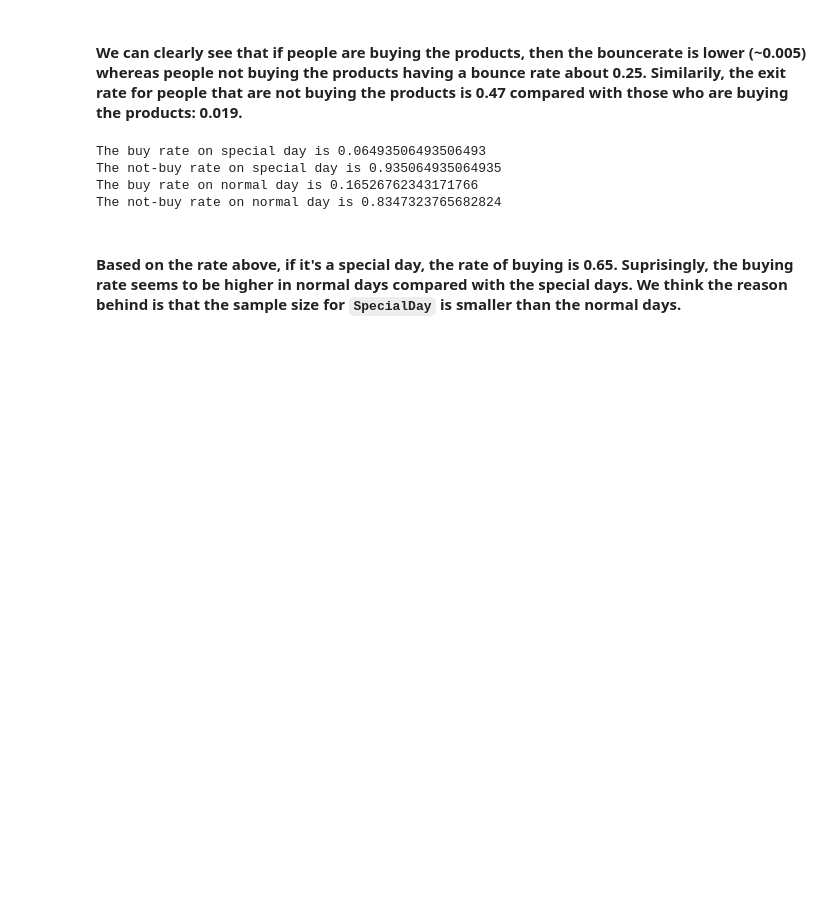
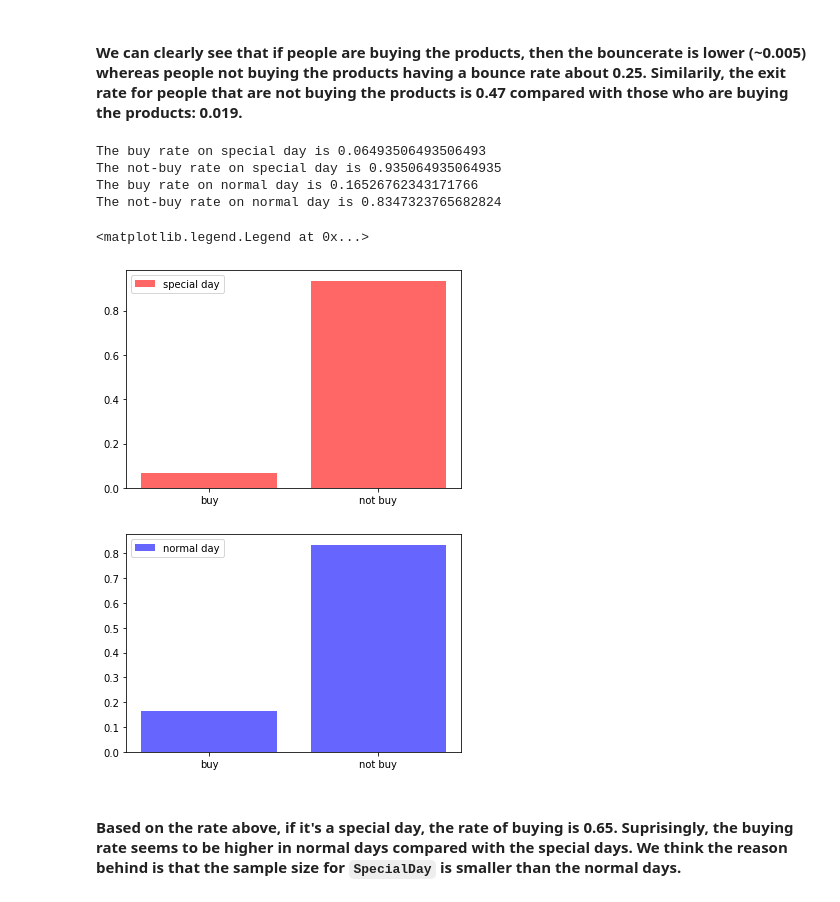
Before and after one commit to COGS118A/Group014-Sp22, a Jupyter notebook: Checkpoint-Group014-Sp22.ipynb, the cells around one changed output. Saved outputs shown, nothing was run; the diff lists cells and outputs as text; code cells hidden in the pictures; blank space fills up the shorter version.

Commit message:
EDA(calculations & plots)
need further EDA related to graphs and deeper association being found

```diff
--- a/Checkpoint-Group014-Sp22.ipynb
+++ b/Checkpoint-Group014-Sp22.ipynb
@@ -245,20 +245,32 @@ print(buy_exit_rate,not_buy_exit_rate)
 # %%
 buy_special_day = df[(df['SpecialDay'] == 1) & (df['Revenue'] == 1)].shape[0]
 not_buy_special_day = df[(df['SpecialDay'] == 1) & (df['Revenue'] == 0)].shape[0]
 speical_day_count = df[(df['SpecialDay'] == 1)].shape[0]
 print(f"The buy rate on special day is {buy_special_day/speical_day_count}")
 print(f"The not-buy rate on special day is {not_buy_special_day/speical_day_count}")
 
+x = [(buy_special_day/speical_day_count),(not_buy_special_day/speical_day_count)]
+plt.bar(['buy','not buy'],x, label = 'special day',color = 'r',alpha = 0.6)
+plt.legend()
+
 buy_normal_day = df[(df['SpecialDay'] == 0) & (df['Revenue'] == 1)].shape[0]
 not_buy_normal_day = df[(df['SpecialDay'] == 0) & (df['Revenue'] == 0)].shape[0]
 normal_day_count = df[(df['SpecialDay'] == 0)].shape[0]
 print(f"The buy rate on normal day is {buy_normal_day/normal_day_count}")
 print(f"The not-buy rate on normal day is {not_buy_normal_day/normal_day_count}")
+
+x = [(buy_normal_day/(normal_day_count)),(not_buy_normal_day/normal_day_count)]
+plt.figure()
+plt.bar(['buy','not buy'],x,label = 'normal day', color = 'b', alpha = 0.6)
+plt.legend()
 # %% [output]
 The buy rate on special day is 0.06493506493506493
 The not-buy rate on special day is 0.935064935064935
 The buy rate on normal day is 0.16526762343171766
 The not-buy rate on normal day is 0.8347323765682824
+<matplotlib.legend.Legend at 0x...>
+[figure, added]
+[figure, added]
 # %% [markdown]
 #### Based on the rate above, if it's a special day, the rate of buying is 0.65. Suprisingly, the buying rate seems to be higher in normal days compared with the special days. We think the reason behind is that the sample size for `SpecialDay` is smaller than the normal days.
 # %%
```
